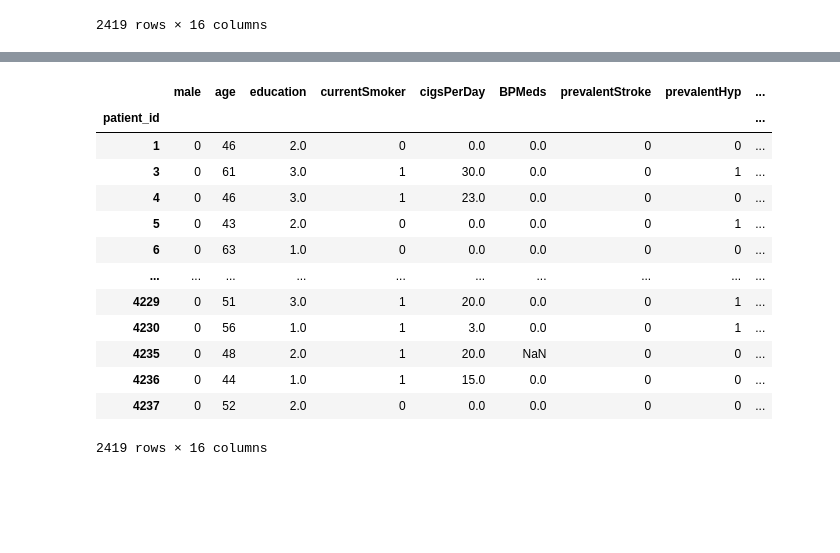
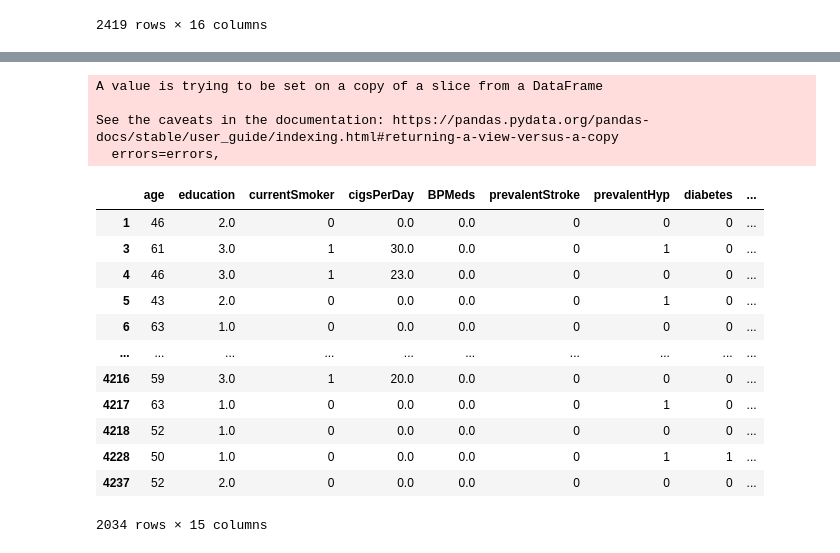
Before and after one commit to RN2D-Project/BootCamp_Project, a Jupyter notebook: Heart_Disease.ipynb, the cells around one changed output, grey strips where cells are left out. Saved outputs shown, nothing was run; the diff lists cells and outputs as text; code cells hidden in the pictures; blank space fills up the shorter version.

```diff
--- a/Heart_Disease.ipynb
+++ b/Heart_Disease.ipynb
@@ -90,4 +90,5 @@ heart_disease_FM
 # %%
 # heart_disease_nnull.dropna()
 heart_disease_FM.dropna(axis=0, how='any', thresh=None, subset=None, inplace=False)
-#heart_disease_Null.dropna(axis=0, how='any', inplace=False)
+# renaming the dataframe with the dropped rows
+female_heart_disease = heart_disease_FM.dropna(axis=0, how='any', thresh=None, subset=None, inplace=False)
@@ -108,18 +95,24 @@ heart_disease_FM.dropna(axis=0, how='any', thresh=None, subset=None, inplace=Fal
-# %%
-heart_disease_FM.index.name = 'patient_id'
-heart_disease_FM
-# %% [output]
-|  | male | age | education | currentSmoker | cigsPerDay | BPMeds | prevalentStroke | prevalentHyp | ... |
-| patient_id |  |  |  |  |  |  |  |  | ... |
-| 1 | 0 | 46 | 2.0 | 0 | 0.0 | 0.0 | 0 | 0 | ... |
-| 3 | 0 | 61 | 3.0 | 1 | 30.0 | 0.0 | 0 | 1 | ... |
-| 4 | 0 | 46 | 3.0 | 1 | 23.0 | 0.0 | 0 | 0 | ... |
-| 5 | 0 | 43 | 2.0 | 0 | 0.0 | 0.0 | 0 | 1 | ... |
-| 6 | 0 | 63 | 1.0 | 0 | 0.0 | 0.0 | 0 | 0 | ... |
-| ... | ... | ... | ... | ... | ... | ... | ... | ... | ... |
-| 4229 | 0 | 51 | 3.0 | 1 | 20.0 | 0.0 | 0 | 1 | ... |
-| 4230 | 0 | 56 | 1.0 | 1 | 3.0 | 0.0 | 0 | 1 | ... |
-| 4235 | 0 | 48 | 2.0 | 1 | 20.0 | NaN | 0 | 0 | ... |
-| 4236 | 0 | 44 | 1.0 | 1 | 15.0 | 0.0 | 0 | 0 | ... |
-| 4237 | 0 | 52 | 2.0 | 0 | 0.0 | 0.0 | 0 | 0 | ... |
-2419 rows × 16 columns
+# %%
+# drop 'male' column, as all rows are currently female.
+female_heart_disease.drop('male', axis=1, inplace=True)
+# %% [output]
+A value is trying to be set on a copy of a slice from a DataFrame
+
+See the caveats in the documentation: https://pandas.pydata.org/pandas-docs/stable/user_guide/indexing.html#returning-a-view-versus-a-copy
+  errors=errors,
+# %%
+female_heart_disease
+# %% [output]
+|  | age | education | currentSmoker | cigsPerDay | BPMeds | prevalentStroke | prevalentHyp | diabetes | ... |
+| 1 | 46 | 2.0 | 0 | 0.0 | 0.0 | 0 | 0 | 0 | ... |
+| 3 | 61 | 3.0 | 1 | 30.0 | 0.0 | 0 | 1 | 0 | ... |
+| 4 | 46 | 3.0 | 1 | 23.0 | 0.0 | 0 | 0 | 0 | ... |
+| 5 | 43 | 2.0 | 0 | 0.0 | 0.0 | 0 | 1 | 0 | ... |
+| 6 | 63 | 1.0 | 0 | 0.0 | 0.0 | 0 | 0 | 0 | ... |
+| ... | ... | ... | ... | ... | ... | ... | ... | ... | ... |
+| 4216 | 59 | 3.0 | 1 | 20.0 | 0.0 | 0 | 0 | 0 | ... |
+| 4217 | 63 | 1.0 | 0 | 0.0 | 0.0 | 0 | 1 | 0 | ... |
+| 4218 | 52 | 1.0 | 0 | 0.0 | 0.0 | 0 | 0 | 0 | ... |
+| 4228 | 50 | 1.0 | 0 | 0.0 | 0.0 | 0 | 1 | 1 | ... |
+| 4237 | 52 | 2.0 | 0 | 0.0 | 0.0 | 0 | 0 | 0 | ... |
+2034 rows × 15 columns
```
Also changed, not shown: parts of 6 cells of this notebook.
